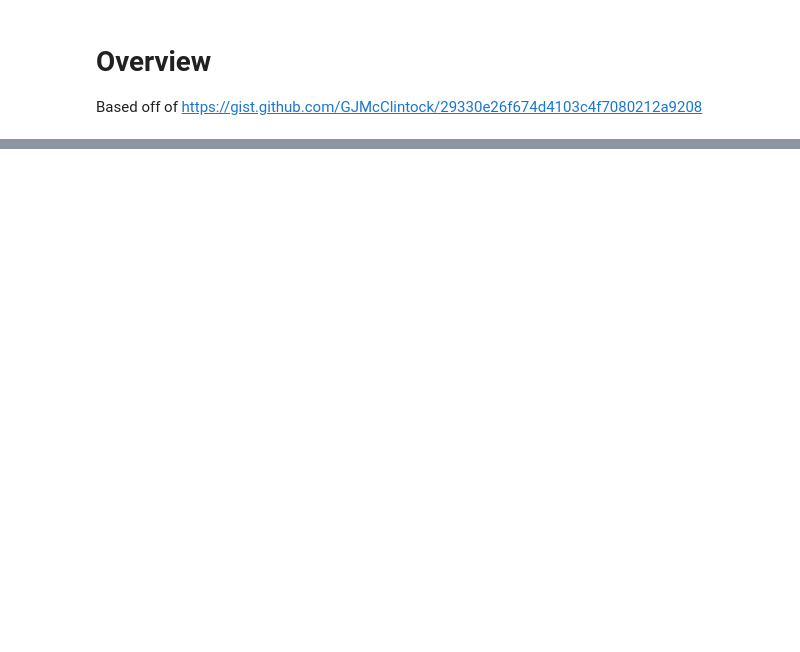
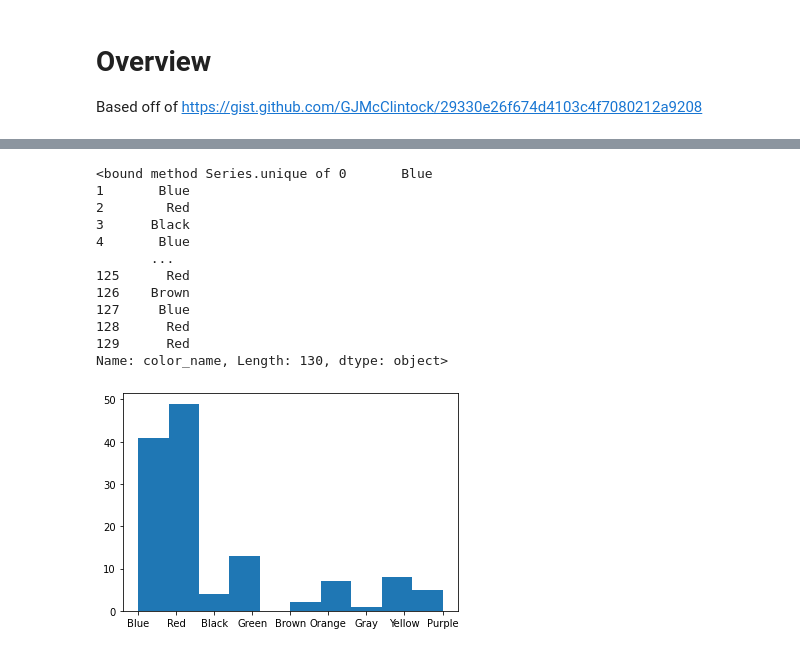
Before and after one commit to mgholswade/CFB_Analytics, a Jupyter notebook: notebooks/exploration.ipynb, the cells around one changed output, grey strips where cells are left out. Drawn from its saved outputs; the diff is of its cells as text; code cells hidden in the pictures; blank space fills up the shorter version.

```diff
--- a/notebooks/exploration.ipynb
+++ b/notebooks/exploration.ipynb
@@ -41,2 +67,20 @@ teams_df.loc[1]['color']
+# %%
+teams_df = pd.read_csv('/home/mholswade/Documents/projects/CFB_Analytics/data/team_colors.csv')
+plt.hist(teams_df['color_name'])
+teams_df['color_name'].unique
+# %% [output]
+<bound method Series.unique of 0       Blue
+1       Blue
+2        Red
+3      Black
+4       Blue
+       ...
+125      Red
+126    Brown
+127     Blue
+128      Red
+129      Red
+Name: color_name, Length: 130, dtype: object>
+[figure, added]
 # %%
 teams_df.head()
```
Also changed, not shown: parts of 11 cells of this notebook, 1 other file.
